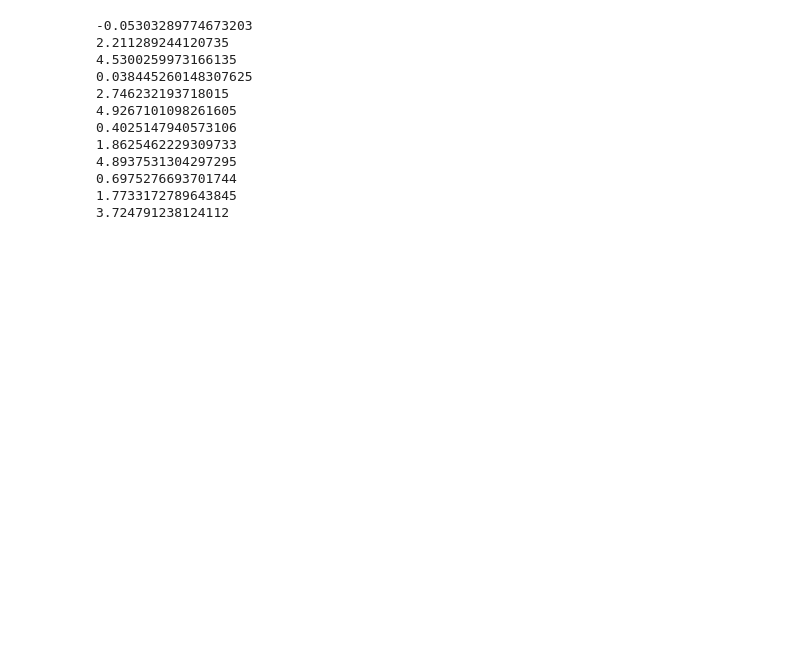
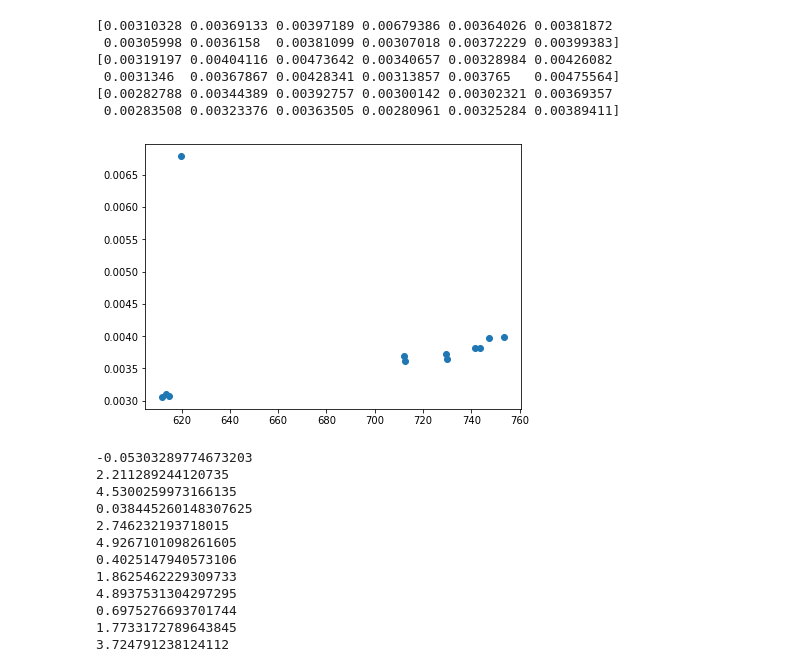
Before and after one commit to ChaseKlewicki/VCRC, a Jupyter notebook: Test.ipynb, the cells around one changed output. Cells and saved outputs as stored; diff of their text form; code cells hidden in the pictures; blank space fills up the shorter version.

```diff
--- a/Test.ipynb
+++ b/Test.ipynb
@@ -1494,34 +1569,42 @@ for ind, row in experimentalData.iterrows():
     m = np.append(m, row['Total Heat Load (W)'] / (row['h (j/kg)'][1] - row['h (j/kg)'][2]))
     rho = np.append(rho, CP.PropsSI('D', 'P', row['P (Pa)'][3], 'H', row['h (j/kg)'][0], 'R410a'))
     cap = np.append(cap, rastiEtAl(row['P (Pa)'][2], row['h (j/kg)'][2], row['T (K)'][2]))
     T_in = CP.PropsSI('T', 'P', row['P (Pa)'][0], 'Q' , 1, 'R410a') + 0.5
     compressor = np.append(compressor, compr_func([row['P (Pa)'][0],
                                                    CP.PropsSI('H', 'P', row['P (Pa)'][0], 'T', T_in, 'R410a')],
-                                                  5000,
+                                                  1500,
                                                   row['P (Pa)'][1] / row['P (Pa)'][0]))
 
 #     def obj(x):
 #         k = compr_func([row['P (Pa)'][0], row['h (j/kg)'][0]], x, row['P (Pa)'][1] / row['P (Pa)'][0]) - m[ind]
 #         return k
 
 #     RPM = np.append(RPM, root_scalar(f=obj, x0 = 750, bracket = [400,  10000]).root)
 #     compressor = np.append(compressor, compr_func([row['P (Pa)'][0], row['h (j/kg)'][0]], RPM[ind], row['P (Pa)'][1] / row['P (Pa)'][0]))
 print(m)
 print(cap)
 print(compressor)
 fig, ax = plt.subplots(constrained_layout=True)
 # plt.plot(RPM, compressor, 'o')
 plt.plot(experimentalData['Total Heat Load (W)'], m, 'o')
 # plt.plot(compressor, m, 'o')
 # plt.plot(experimentalData['Total Heat Load (W)'], rho,'o')
 # secax = ax.secondary_yaxis('right', functions=(, ))
 # plt.plot(RPM, rho,'.')
 # RPM_fit = np.polyfit(experimentalData['Total Heat Load (W)'] / rho, RPM, 1)
 # plt.plot(np.unique(experimentalData['Total Heat Load (W)'] / rho), np.poly1d(RPM_fit)(np.unique(experimentalData['Total Heat Load (W)'] / rho)))
 
 # plt.plot(m, compressor, 'o')
 # plt.plot(compressor, RPM)
 plt.show()
+# %% [output]
+[0.00310328 0.00369133 0.00397189 0.00679386 0.00364026 0.00381872
+ 0.00305998 0.0036158  0.00381099 0.00307018 0.00372229 0.00399383]
+[0.00319197 0.00404116 0.00473642 0.00340657 0.00328984 0.00426082
+ 0.0031346  0.00367867 0.00428341 0.00313857 0.003765   0.00475564]
+[0.00282788 0.00344389 0.00392757 0.00300142 0.00302321 0.00369357
+ 0.00283508 0.00323376 0.00363505 0.00280961 0.00325284 0.00389411]
+[figure, added]
 # %%
 error_P = []
 error_T = []
```
Also changed, not shown: parts of 4 cells of this notebook, 2 other files.
